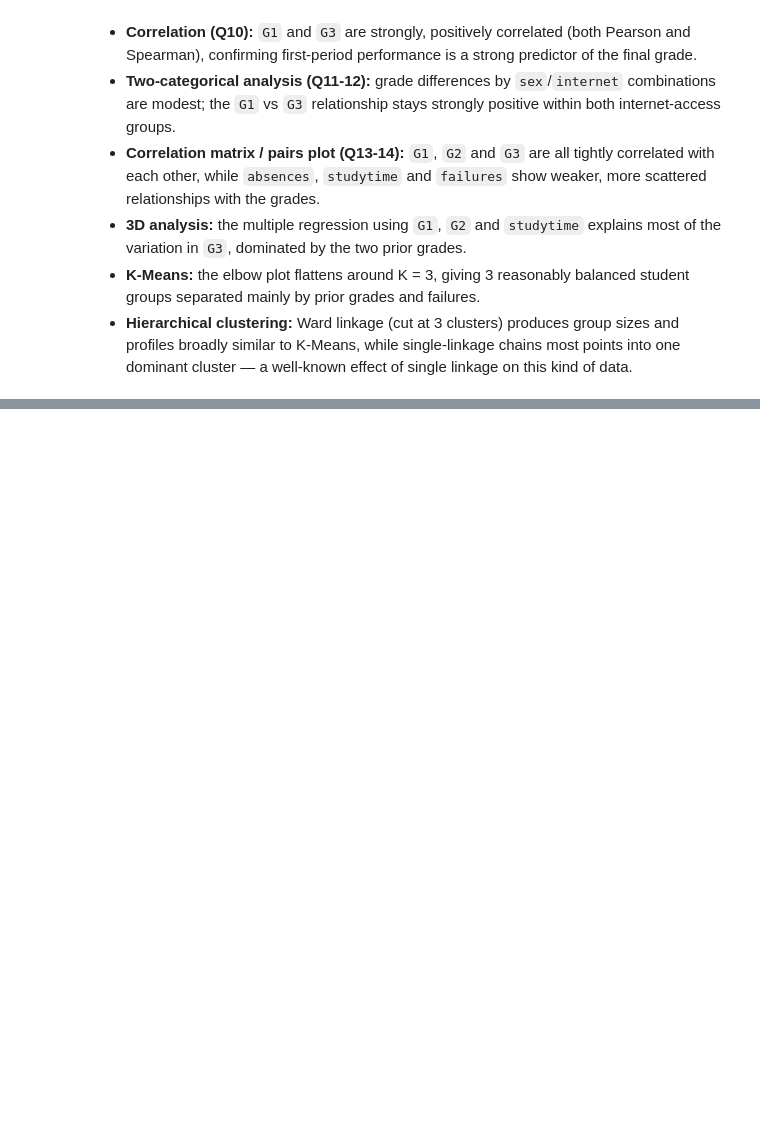
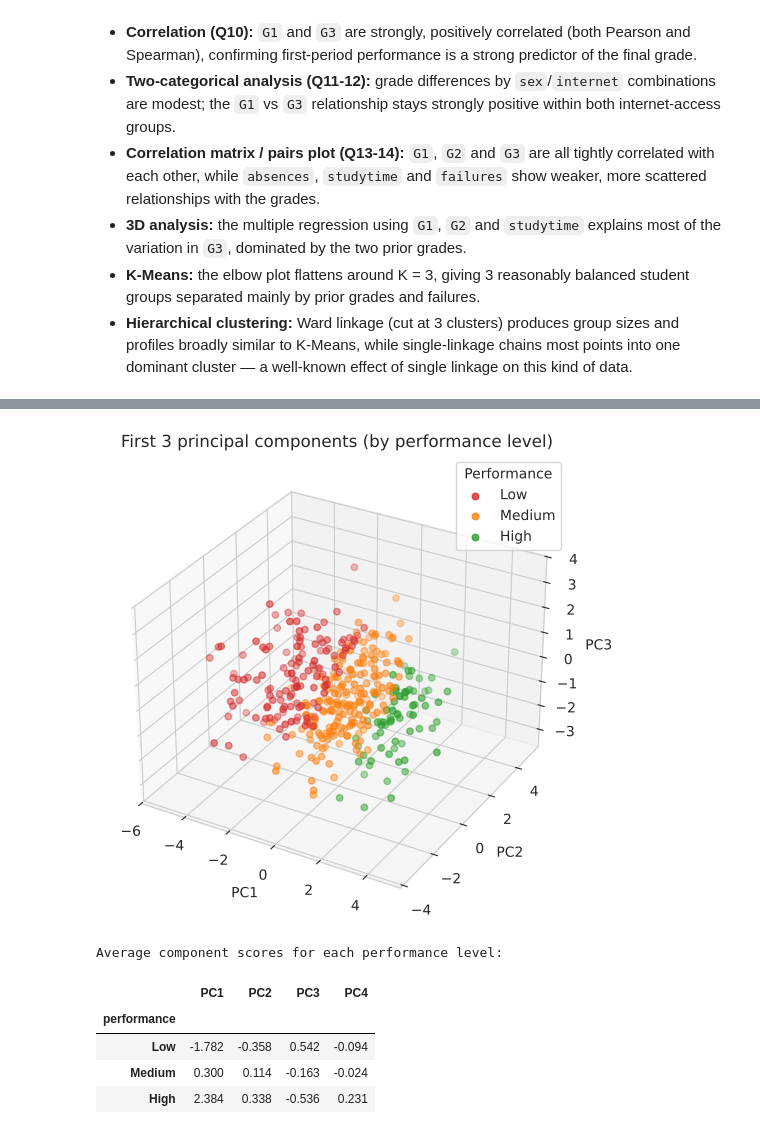
Before and after one commit to amoghsharma6996/AmoghKumarSharma23BDS0063, a Jupyter notebook: EDA_Phase1_Amogh.ipynb, the cells around one changed output, grey strips where cells are left out. Cells and saved outputs as stored; diff of their text form; code cells hidden in the pictures; blank space fills up the shorter version.

```diff
--- a/EDA_Phase1_Amogh.ipynb
+++ b/EDA_Phase1_Amogh.ipynb
@@ -1056,0 +1271,23 @@ comparison
+# %%
+# 3D view of the first three components
+fig = plt.figure(figsize=(7.5, 6))
+ax = fig.add_subplot(111, projection='3d')
+colors = {'Low': 'tab:red', 'Medium': 'tab:orange', 'High': 'tab:green'}
+for level in order:
+    sub = pca_df[pca_df['performance'] == level]
+    ax.scatter(sub['PC1'], sub['PC2'], sub['PC3'], c=colors[level], label=level, s=22, alpha=0.8)
+ax.set_xlabel('PC1'); ax.set_ylabel('PC2'); ax.set_zlabel('PC3')
+ax.set_title("First 3 principal components (by performance level)")
+ax.legend(title='Performance')
+plt.show()
+
+print("Average component scores for each performance level:")
+pca_df.groupby('performance')[pc_cols[:4]].mean().loc[order].round(3)
+# %% [output]
+[figure, added]
+Average component scores for each performance level:
+|  | PC1 | PC2 | PC3 | PC4 |
+| performance |  |  |  |  |
+| Low | -1.782 | -0.358 | 0.542 | -0.094 |
+| Medium | 0.300 | 0.114 | -0.163 | -0.024 |
+| High | 2.384 | 0.338 | -0.536 | 0.231 |
```
Also changed, not shown: parts of 22 cells of this notebook.
